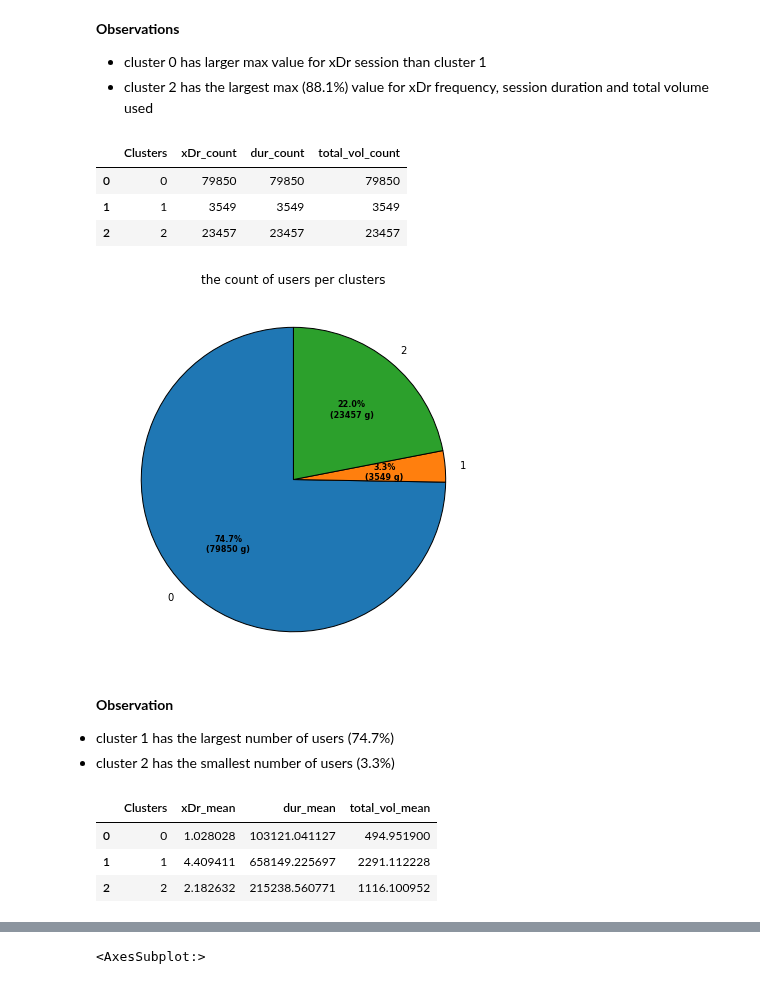
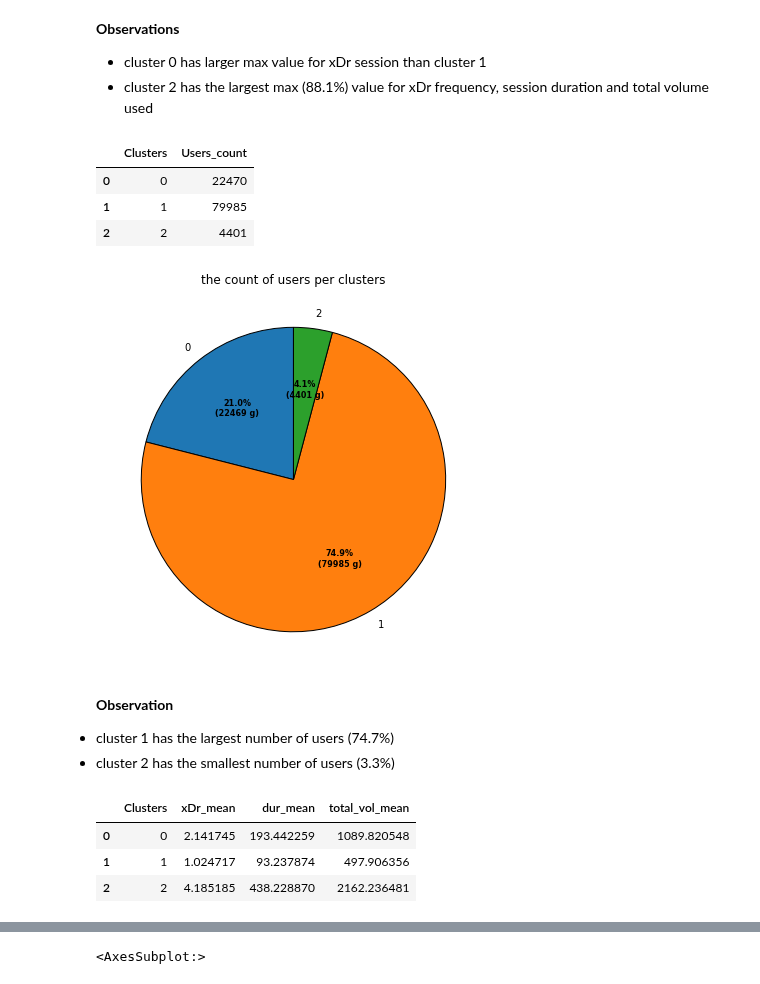
Before and after one commit to benbel376/telecom_users_analytics, a Jupyter notebook: notebooks/user_engagement_analysis.ipynb, the cells around one changed output, grey strips where cells are left out. Drawn from its saved outputs; the diff is of its cells as text; code cells hidden in the pictures.

```diff
--- a/notebooks/user_engagement_analysis.ipynb
+++ b/notebooks/user_engagement_analysis.ipynb
@@ -101,9 +96,13 @@ normalised_df = pd.DataFrame(x,columns=features)
 # %%
-kmeans = KMeans(3)
-kmeans.fit(x)
+# Creating Clusters
+
+kmeans1 = KMeans(3)
+kmeans1.fit(temp_arr)
 # %% [output]
 KMeans(n_clusters=3)
 # %%
-identified_clusters = kmeans.fit_predict(x)
+# Generating cluster value for each row of the dataframe
+
+identified_clusters = kmeans1.fit_predict(temp_arr)
 identified_clusters
 # %% [output]
@@ -111,5 +110,7 @@ array([0, 0, 0, ..., 0, 0, 0])
 # %%
-data_with_clusters = aggr_df.copy()
+# Attaching the generated cluster values to the dataframe as a column
+
+data_with_clusters = user_df.copy()
 data_with_clusters['Clusters'] = identified_clusters
 sumar.summ_columns(data_with_clusters)
 # %% [output]
@@ -131,6 +134,6 @@ sumar.summ_columns(data_with_clusters)
 # %%
 clus_min_df = sumar.find_agg(data_with_clusters, "Clusters", ["xDr_session_count", "session_dur", "total_vol"], ["min", "min", "min"], ["xDr_min", "dur_min", "total_vol_min"])
 clus_max_df = sumar.find_agg(data_with_clusters, "Clusters", ["xDr_session_count", "session_dur", "total_vol"], ["max", "max", "max"], ["xDr_max", "dur_max", "total_vol_max"])
-clus_count_df = sumar.find_agg(data_with_clusters, "Clusters", ["xDr_session_count", "session_dur", "total_vol"], ["count", "count", "count"], ["xDr_count", "dur_count", "total_vol_count"])
+clus_count_df = sumar.find_agg(data_with_clusters, "Clusters", ["xDr_session_count"], ["count"], ["Users_count"])
 clus_mean_df = sumar.find_agg(data_with_clusters, "Clusters", ["xDr_session_count", "session_dur", "total_vol"], ["mean", "mean", "mean"], ["xDr_mean", "dur_mean", "total_vol_mean"])
 # %%
@@ -175,29 +182,33 @@ sumar.plot_pie(clus_max_df, ["Clusters", "dur_max"], "the minimum session durati
     <li> cluster 0 has larger max value for xDr session than cluster 1</li>
     <li> cluster 2 has the largest max (88.1%) value for xDr frequency, session duration and total volume used </li>
 </ul>
-# %%
-clus_count_df
-# %% [output]
-|  | Clusters | xDr_count | dur_count | total_vol_count |
-| 0 | 0 | 79850 | 79850 | 79850 |
-| 1 | 1 | 3549 | 3549 | 3549 |
-| 2 | 2 | 23457 | 23457 | 23457 |
+# %%
+# Users count in each cluster.
+
+clus_count_df
+# %% [output]
+|  | Clusters | Users_count |
+| 0 | 0 | 22470 |
+| 1 | 1 | 79985 |
+| 2 | 2 | 4401 |
 # %%
-sumar.plot_pie(clus_count_df, ["Clusters", "xDr_count"], "the count of users per clusters")
+sumar.plot_pie(clus_count_df, ["Clusters", "Users_count"], "the count of users per clusters")
 # %% [output]
-[figure, old version]
+[figure, new version]
 # %% [markdown]
 **Observation**
 
 <li>cluster 1 has the largest number of users (74.7%)
 <li>cluster 2 has the smallest number of users (3.3%)
-# %%
-clus_mean_df
-# %% [output]
-|  | Clusters | xDr_mean | dur_mean | total_vol_mean |
-| 0 | 0 | 1.028028 | 103121.041127 | 494.951900 |
-| 1 | 1 | 4.409411 | 658149.225697 | 2291.112228 |
-| 2 | 2 | 2.182632 | 215238.560771 | 1116.100952 |
+# %%
+# mean values for each of the selected features per cluster
+
+clus_mean_df
+# %% [output]
+|  | Clusters | xDr_mean | dur_mean | total_vol_mean |
+| 0 | 0 | 2.141745 | 193.442259 | 1089.820548 |
+| 1 | 1 | 1.024717 | 93.237874 | 497.906356 |
+| 2 | 2 | 4.185185 | 438.228870 | 2162.236481 |
 # %%
 sumar.plot_pie(clus_mean_df, ["Clusters", "dur_mean"], "the session duration average per clusters")
 # %% [output]
```
Also changed, not shown: parts of 53 cells of this notebook.
